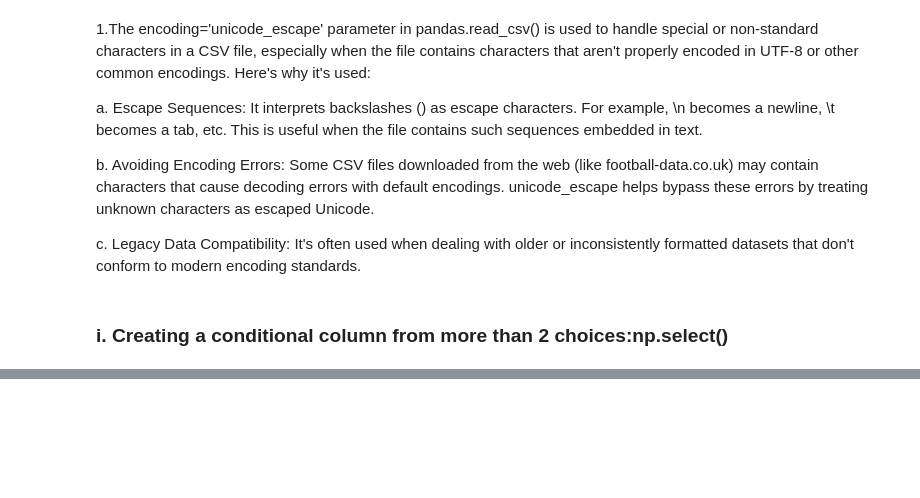
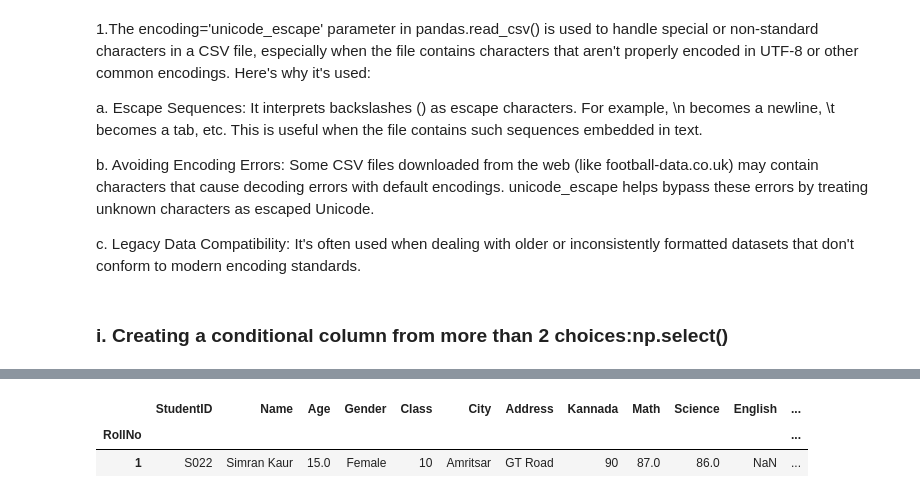
Before and after one commit to NehaSrinivas98/MachineLearningCourse, a Jupyter notebook: pandasNumpy.ipynb, the cells around one changed output, grey strips where cells are left out. Saved outputs shown, nothing was run; the diff lists cells and outputs as text; code cells hidden in the pictures; blank space fills up the shorter version.

```diff
--- a/pandasNumpy.ipynb
+++ b/pandasNumpy.ipynb
@@ -678,0 +948,9 @@ print(df_concat['test'].value_counts())
+# %%
+#multiple filtering
+filter1 = df['City'].isin(['Jaipur','Amritsar'])
+filter2 = df['Gender'].isin(['Female'])
+df[filter1 & filter2]
+# %% [output]
+|  | StudentID | Name | Age | Gender | Class | City | Address | Kannada | Math | Science | English | ... |
+| RollNo |  |  |  |  |  |  |  |  |  |  |  | ... |
+| 1 | S022 | Simran Kaur | 15.0 | Female | 10 | Amritsar | GT Road | 90 | 87.0 | 86.0 | NaN | ... |
```
Also changed, not shown: parts of 20 cells of this notebook.
